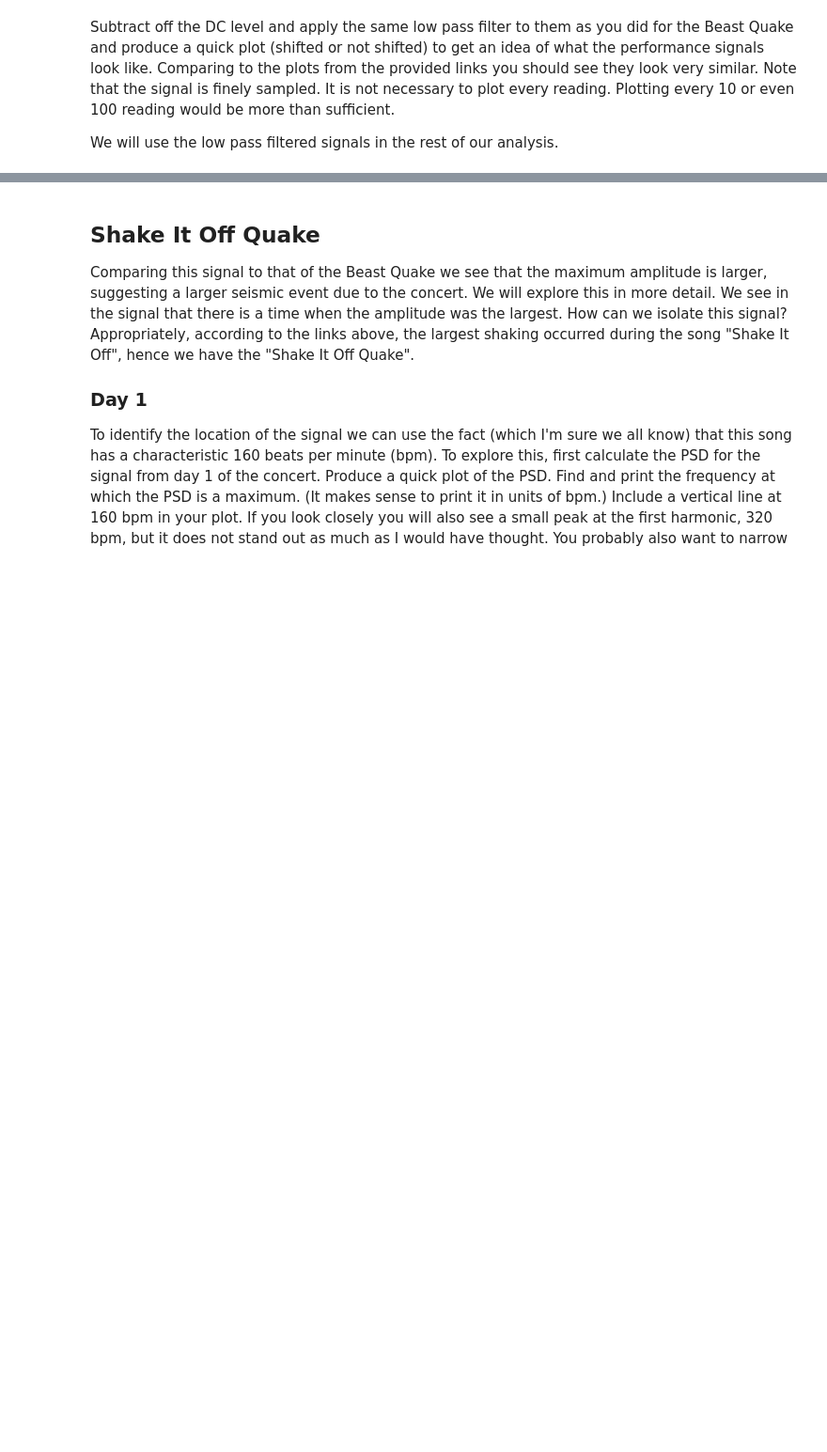
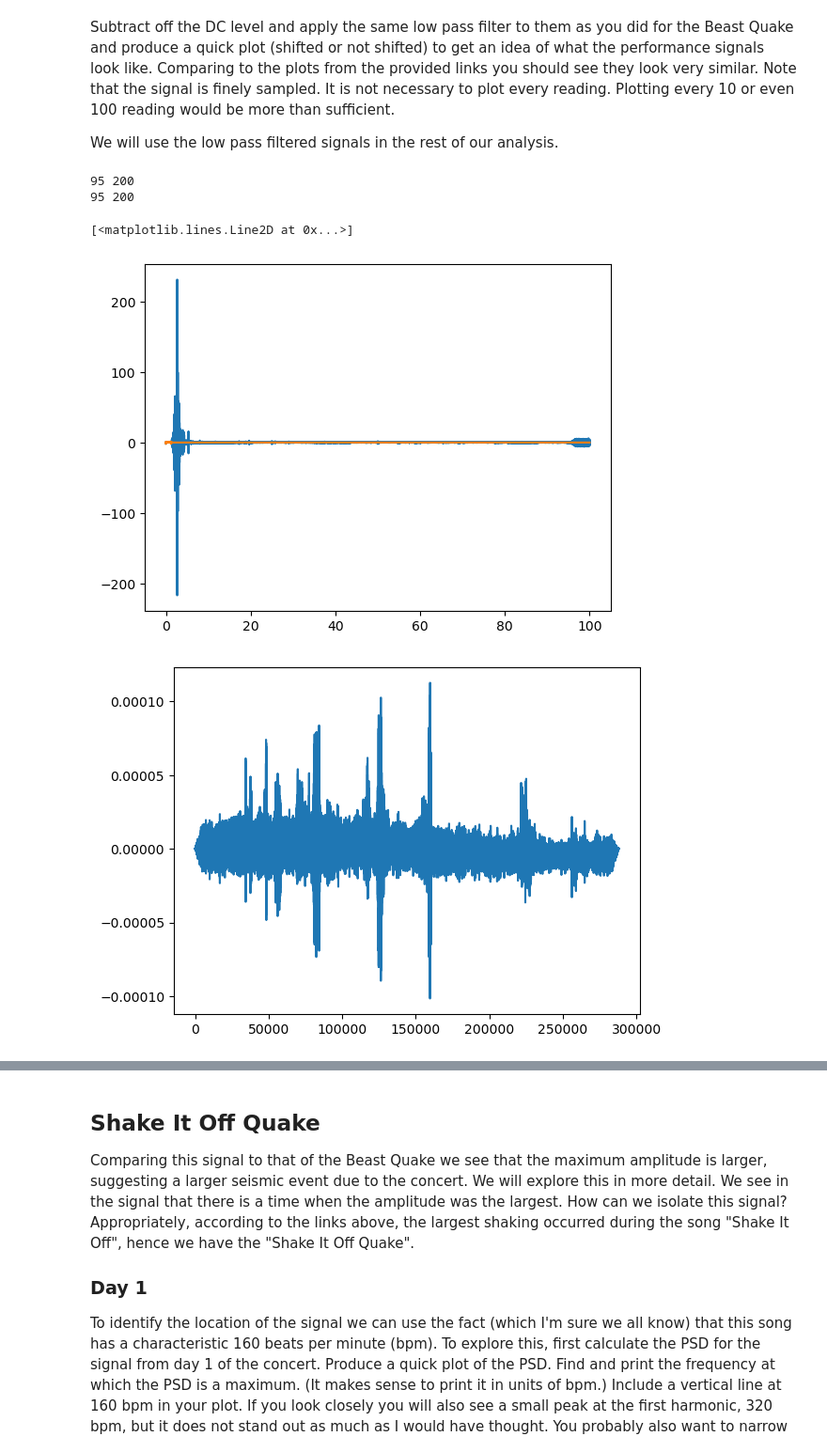
Before and after one commit to SerenaLynas/p250-spring-2026, a Jupyter notebook: labs/Lab10.ipynb, the cells around one changed output, grey strips where cells are left out. Shown at 94% size. Drawn from its saved outputs; the diff is of its cells as text; code cells hidden in the pictures; blank space fills up the shorter version.

```diff
--- a/labs/Lab10.ipynb
+++ b/labs/Lab10.ipynb
@@ -144,3 +163,11 @@ raise NotImplementedError()
+# %%
+def _read(url):
+    import io, gzip
+    with urllib.request.urlopen(url) as fpz, io.BytesIO(gzip.decompress(fpz.read())) as fp:
+        return np.loadtxt(fp, skiprows=1, usecols=(1,))
+
+shake_quake1 = _read("https://raw.githubusercontent.com/cwru-phys-250/resources/main/data/shake_quake1.dat.gz")
+shake_quake2 = _read("https://raw.githubusercontent.com/cwru-phys-250/resources/main/data/shake_quake2.dat.gz")
 # %% [markdown]
 Subtract off the DC level and apply the same low pass filter to them as you did for the Beast Quake and produce a quick plot (shifted or not shifted) to get an idea of what the performance signals look like.
 Comparing to the plots from the provided links you should see they look very similar.
@@ -154,0 +179,28 @@ raise NotImplementedError()
+# %%
+def filter_signal(data, cutoff, fs):
+    raw = np.copy(data)
+    raw -= np.average(raw)
+    filtered_fft = np.fft.rfft(raw)
+    freq = np.fft.rfftfreq(len(raw), 1/fs)
+    filtered_fft[int(cutoff * fs):] = 0
+    print(cutoff, fs)
+    filtered = np.fft.irfft(filtered_fft, len(raw))
+    return raw, filtered, freq, filtered_fft
+
+fs = 200
+sq1_raw, sq1, sq1_freq, sq1_fft = filter_signal(shake_quake1, 95, fs)
+plt.figure()
+plt.plot(sq1_freq, np.fft.rfft(sq1_raw))
+plt.plot(sq1_freq, sq1_fft)
+
+plt.figure()
+plt.plot(sq1[::10])
+sq2_raw, sq2, sq2_freq, sq2_fft = filter_signal(shake_quake2, 95, fs)
+plt.figure()
+plt.plot(sq2[::10])
+# %% [output]
+95 200
+95 200
+[<matplotlib.lines.Line2D at 0x...>]
+[figure, added]
+[figure, added]
```
Also changed, not shown: parts of 14 cells of this notebook.
